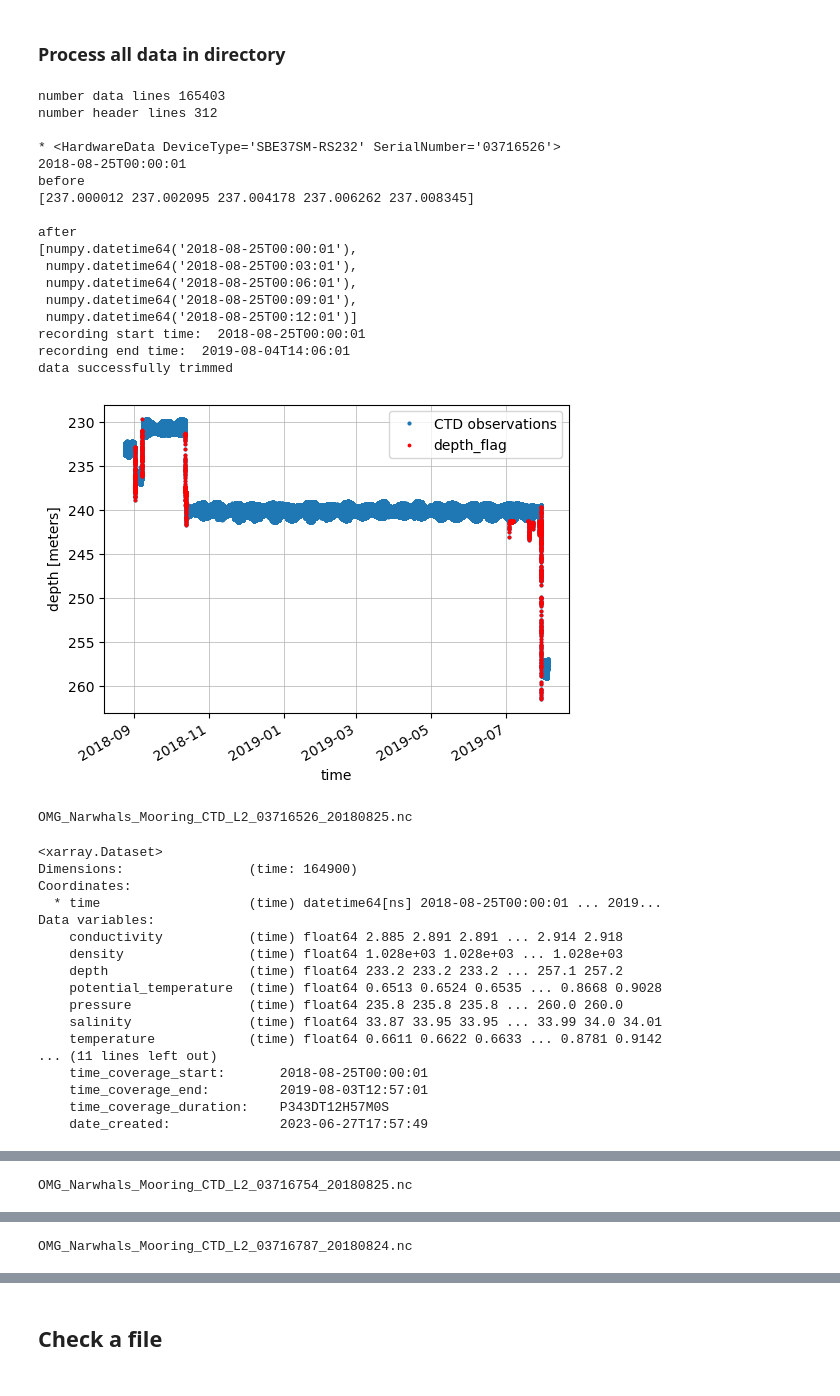
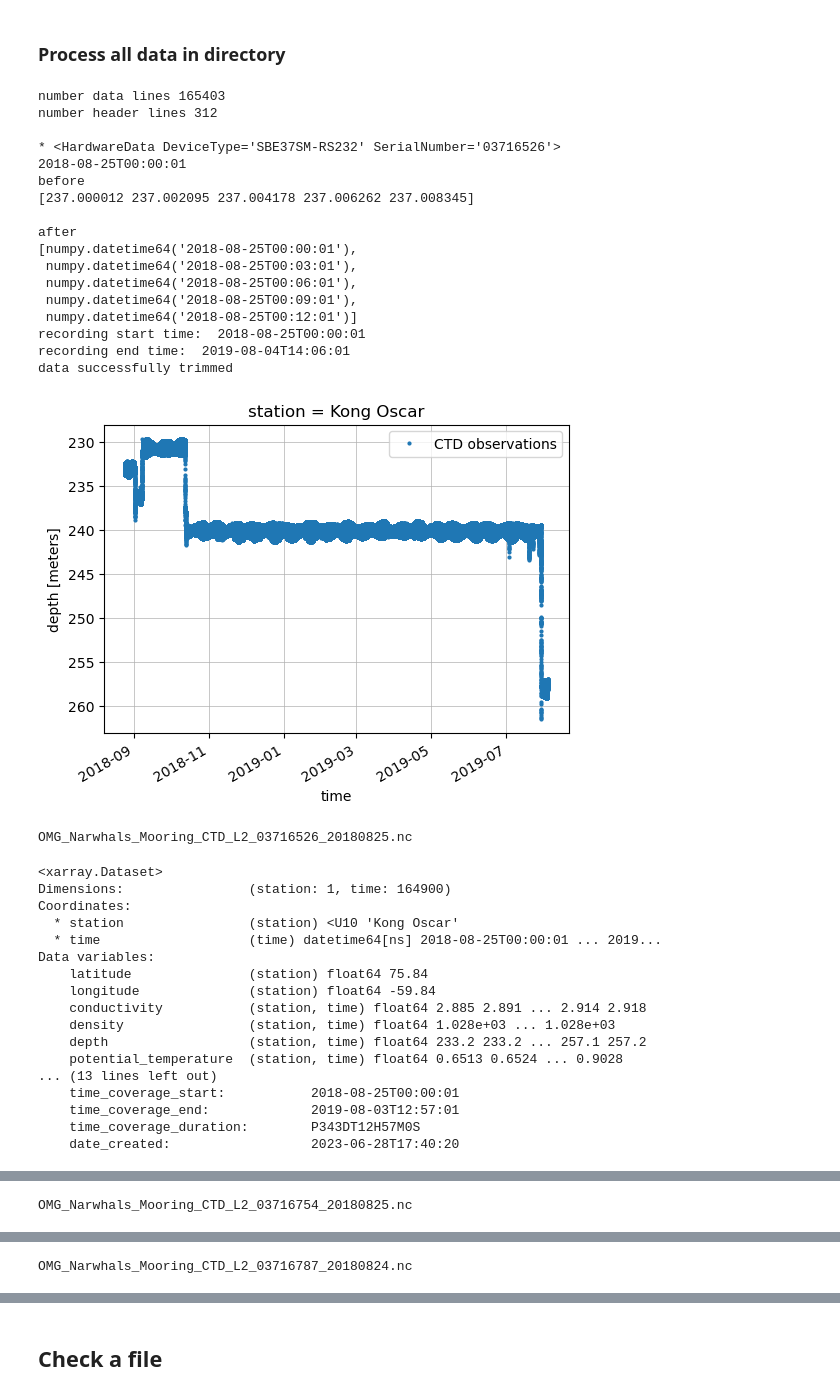
Before and after one commit to mjzahn/OMG_Narwhals_hydrography-manuscript, a Jupyter notebook: 01_data-cleaning/02_create-netcdf-OMG-Narwhals-sbe37-L1_L2.ipynb, the cells around one changed output, grey strips where cells are left out. Cells and saved outputs as stored; diff of their text form; code cells hidden in the pictures.

Commit message:
tried to add dummy station dimension

```diff
--- a/01_data-cleaning/02_create-netcdf-OMG-Narwhals-sbe37-L1_L2.ipynb
+++ b/01_data-cleaning/02_create-netcdf-OMG-Narwhals-sbe37-L1_L2.ipynb
@@ -57,8 +57,8 @@ metadata = pd.read_csv(metadata_path)
 # %%
 ## enter single cnv filename:
 
-# filename = 'sbe37sm-rs232_03716526_2019_08_04ascii.cnv'
-filename = 'sbe37sm-rs232_03716788_2019_08_05ascii.cnv'
+filename = 'sbe37sm-rs232_03716526_2019_08_04ascii.cnv'
+# filename = 'sbe37sm-rs232_03716788_2019_08_05ascii.cnv'
 # %%
 # process data:
 
@@ -79,7 +79,7 @@ depth_target = data.depth_target.values[0]
 depth_actual = data.depth_actual.values[0]
 
 ## extract data and create dataset
-data_lines, device_type, serial_number, start_time_dt64, sample_interval_plain, sample_interval_td64, var_names = omg37_funs.open_omg_file(file)
+data_lines, device_type, serial_number, start_time_dt64, sample_interval_td64, sample_interval_iso, var_names = omg37_funs.open_omg_file(file)
 mooring_ds, start_time, end_time = omg37_funs.create_Dataset(glacier_front, data_lines, start_time_dt64, sample_interval_td64, lat, lon)
 
 ## Save xarray DataSet object as netcdf
@@ -107,25 +107,25 @@ if year == 2020:
 
 # plot trimmed data with flagged points in red
 plt.figure(figsize = [6,4])
-mooring_ds_truncated.depth.plot.line('o', linewidth=0.5, markersize=2, zorder=3, label='CTD observations')
-plt.scatter(mooring_ds_truncated.time.values[np.where(mooring_ds_truncated.flag_depth == 1)], \
-            mooring_ds_truncated.depth.values[np.where(mooring_ds_truncated.flag_depth == 1)], \
-            s=3, color='r', zorder=4, label='depth_flag')
+mooring_ds_truncated.isel(station=0).depth.plot.line('o', linewidth=0.5, markersize=2, zorder=3, label='CTD observations')
+# plt.scatter(mooring_ds_truncated.isel(station=0).time.values[np.where(mooring_ds_truncated.flag_depth == 1)], \
+#             mooring_ds_truncated.isel(station=0).depth.values[np.where(mooring_ds_truncated.flag_depth == 1)], \
+#             s=3, color='r', zorder=4, label='depth_flag')
 plt.grid(linewidth=0.5)
-plt.ylim(140,70)
+# plt.ylim(140,70)
 plt.legend()
 plt.show()
 
 # create netcdf filename:
 # “OMG_Narwhals_Mooring_<instrument>_L1_<time_coverage_start>.nc"
-date_str = str(mooring_ds_truncated.isel(time=0).time.values)
+date_str = str(mooring_ds_truncated.isel(station=0).isel(time=0).time.values)
 yymmdd = date_str[0:4] + date_str[5:7] + date_str[8:10]
 netcdf_filename = 'OMG_Narwhals_Mooring_CTD_L2_' + serial_number + '_' + yymmdd + '.nc'
 print(netcdf_filename)
 
 # add metadata
-mooring_ds_final = omg37_funs.add_metadata(mooring_ds_truncated, uuid, lat, lon, glacier_front, bottom_depth,\
-                                           netcdf_filename, serial_number, device_type, depth_target, depth_actual, sample_interval_plain)
+mooring_ds_final = omg37_funs.add_metadata(mooring_ds_truncated, uuid, glacier_front, bottom_depth, netcdf_filename,\
+                                           serial_number, device_type, depth_target, depth_actual, sample_interval_iso)
 
 ## Create NetCDF variable encoding (required to save the time values properly)
 new_encoding = omg37_funs.create_encoding(mooring_ds_final)
@@ -232,7 +232,7 @@ for year in years:
         depth_actual = data.depth_actual.values[0]
 
         ## extract data and create dataset
-        data_lines, device_type, serial_number, start_time_dt64, sample_interval_plain, sample_interval_td64, var_names = omg37_funs.open_omg_file(file)
+        data_lines, device_type, serial_number, start_time_dt64, sample_interval_td64, sample_interval_iso, var_names = omg37_funs.open_omg_file(file)
         mooring_ds, start_time, end_time = omg37_funs.create_Dataset(glacier_front, data_lines, start_time_dt64, sample_interval_td64, lat, lon)
 
         ## Save xarray DataSet object as netcdf
@@ -260,10 +260,10 @@ for year in years:
 
         # plot trimmed data with flagged points in red
         plt.figure(figsize = [6,4])
-        mooring_ds_truncated.depth.plot.line('o', linewidth=0.5, markersize=2, zorder=3, label='CTD observations')
-        plt.scatter(mooring_ds_truncated.time.values[np.where(mooring_ds_truncated.flag_depth == 1)], \
-                    mooring_ds_truncated.depth.values[np.where(mooring_ds_truncated.flag_depth == 1)], \
-                    s=3, color='r', zorder=4, label='depth_flag')
+        mooring_ds_truncated.isel(station=0).depth.plot.line('o', linewidth=0.5, markersize=2, zorder=3, label='CTD observations')
+        # plt.scatter(mooring_ds_truncated.time.values[np.where(mooring_ds_truncated.flag_depth == 1)], \
+        #             mooring_ds_truncated.depth.values[np.where(mooring_ds_truncated.flag_depth == 1)], \
+        #             s=3, color='r', zorder=4, label='depth_flag')
         plt.grid(linewidth=0.5)
         plt.gca().invert_yaxis()
         plt.legend()
@@ -271,58 +271,58 @@ for year in years:
 
         # create netcdf filename:
         # “OMG_Narwhals_Mooring_<instrument>_L1_<time_coverage_start>.nc"
-        date_str = str(mooring_ds_truncated.isel(time=0).time.values)
+        date_str = str(mooring_ds_truncated.isel(station=0).isel(time=0).time.values)
         yymmdd = date_str[0:4] + date_str[5:7] + date_str[8:10]
         netcdf_filename = 'OMG_Narwhals_Mooring_CTD_L2_' + serial_number + '_' + yymmdd + '.nc'
         print(netcdf_filename)
 
         # add metadata
-        mooring_ds_final = omg37_funs.add_metadata(mooring_ds_truncated, uuid, lat, lon, glacier_front, bottom_depth,\
-                                                   netcdf_filename, serial_number, device_type, depth_target, depth_actual, sample_interval_plain)
+        mooring_ds_final = omg37_funs.add_metadata(mooring_ds_truncated, uuid, glacier_front, bottom_depth, netcdf_filename,\
+                                                   serial_number, device_type, depth_target, depth_actual, sample_interval_iso)
 
         ## Create NetCDF variable encoding (required to save the time values properly)
         new_encoding = omg37_funs.create_encoding(mooring_ds_final)
 
         netcdf_filename = Path(netcdf_filename)
         mooring_ds_final.to_netcdf(output_dir / netcdf_filename, encoding=new_encoding)
         mooring_ds_final.close()
 # %% [output]
 number data lines 165403
 number header lines 312
 
 * <HardwareData DeviceType='SBE37SM-RS232' SerialNumber='03716526'>
 2018-08-25T00:00:01
 before
 [237.000012 237.002095 237.004178 237.006262 237.008345]
 
 after
 [numpy.datetime64('2018-08-25T00:00:01'),
  numpy.datetime64('2018-08-25T00:03:01'),
  numpy.datetime64('2018-08-25T00:06:01'),
  numpy.datetime64('2018-08-25T00:09:01'),
  numpy.datetime64('2018-08-25T00:12:01')]
 recording start time:  2018-08-25T00:00:01
 recording end time:  2019-08-04T14:06:01
 data successfully trimmed
-[figure, old version]
+[figure, new version]
 OMG_Narwhals_Mooring_CTD_L2_03716526_20180825.nc
 <xarray.Dataset>
-Dimensions:                (time: 164900)
+Dimensions:                (station: 1, time: 164900)
 Coordinates:
+  * station                (station) <U10 'Kong Oscar'
   * time                   (time) datetime64[ns] 2018-08-25T00:00:01 ... 2019...
 Data variables:
-    conductivity           (time) float64 2.885 2.891 2.891 ... 2.914 2.918
-    density                (time) float64 1.028e+03 1.028e+03 ... 1.028e+03
-    depth                  (time) float64 233.2 233.2 233.2 ... 257.1 257.2
-    potential_temperature  (time) float64 0.6513 0.6524 0.6535 ... 0.8668 0.9028
-    pressure               (time) float64 235.8 235.8 235.8 ... 260.0 260.0
-    salinity               (time) float64 33.87 33.95 33.95 ... 33.99 34.0 34.01
-    temperature            (time) float64 0.6611 0.6622 0.6633 ... 0.8781 0.9142
-... (11 lines left out)
-    time_coverage_start:       2018-08-25T00:00:01
-    time_coverage_end:         2019-08-03T12:57:01
-    time_coverage_duration:    P343DT12H57M0S
-    date_created:              2023-06-27T17:57:49
+    latitude               (station) float64 75.84
+    longitude              (station) float64 -59.84
+    conductivity           (station, time) float64 2.885 2.891 ... 2.914 2.918
+    density                (station, time) float64 1.028e+03 ... 1.028e+03
+    depth                  (station, time) float64 233.2 233.2 ... 257.1 257.2
+    potential_temperature  (station, time) float64 0.6513 0.6524 ... 0.9028
+... (13 lines left out)
+    time_coverage_start:           2018-08-25T00:00:01
+    time_coverage_end:             2019-08-03T12:57:01
+    time_coverage_duration:        P343DT12H57M0S
+    date_created:                  2023-06-28T17:40:20
 number data lines 165385
 number header lines 310
 
```
Also changed, not shown: parts of 7 cells of this notebook, 1 other file.
